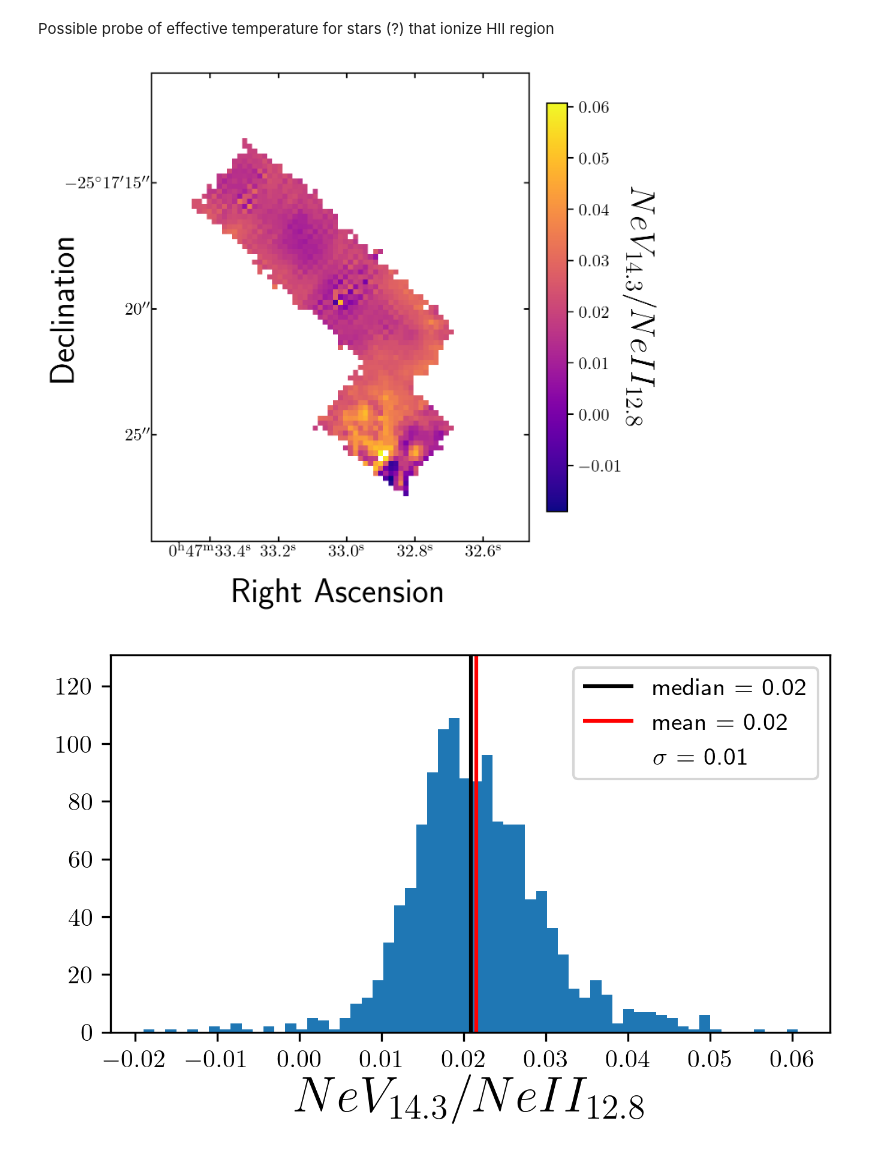
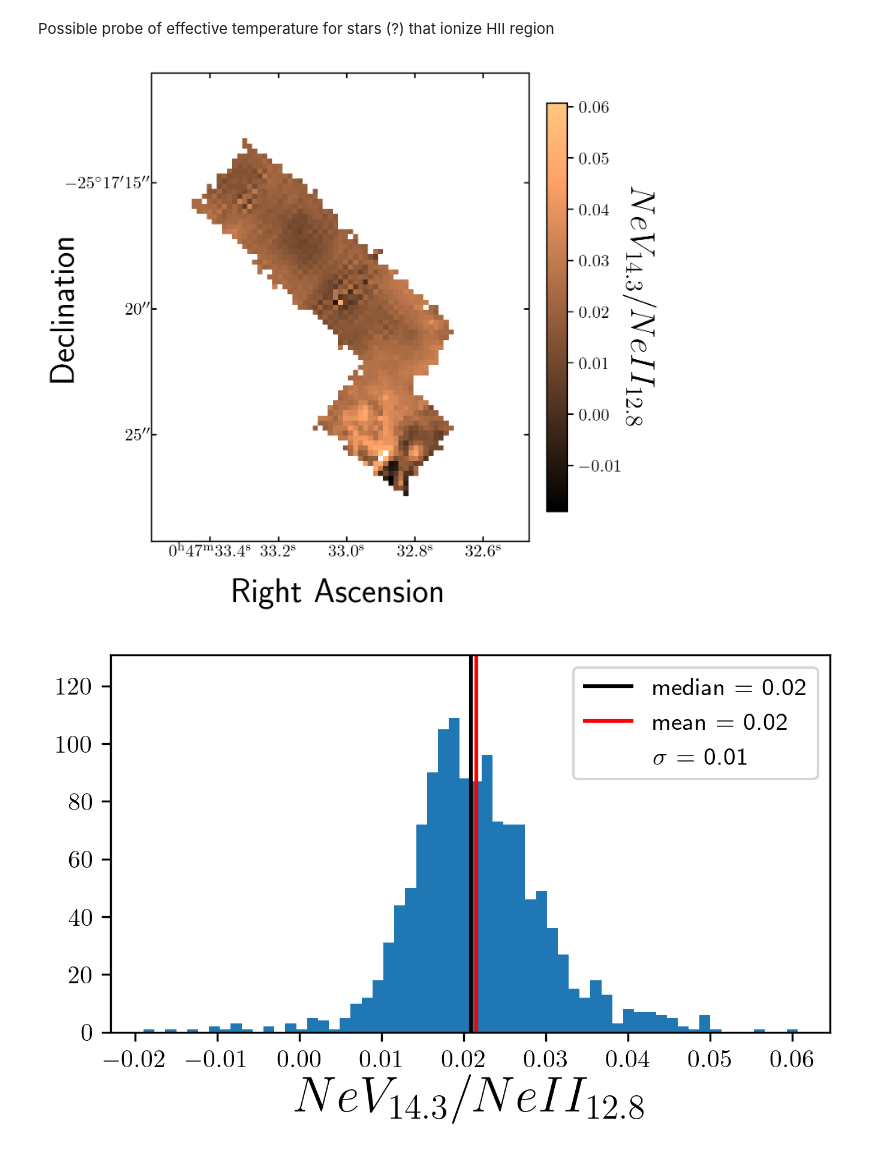
Before and after one commit to eacmills/ASTR-796-2025, a Jupyter notebook: task_6/JWST-NGC253-ASTR796-ratiomaps.ipynb, the cells around one changed output. Drawn from its saved outputs; the diff is of its cells as text; code cells hidden in the pictures.

```diff
--- a/task_6/JWST-NGC253-ASTR796-ratiomaps.ipynb
+++ b/task_6/JWST-NGC253-ASTR796-ratiomaps.ipynb
@@ -15,6 +15,7 @@ import astropy.io.fits as fits
 from astropy.wcs import WCS
 from astropy import units as u
 from astropy.stats import sigma_clip
+from astropy.table import Table
 import matplotlib.pyplot as plt
 
 import regions
@@ -45,6 +46,7 @@ matplotlib.rc('font', **font)
 datadir = "../data/"
 linedir = datadir + "3channel_masked_high_resolution/line_masked/"
 lores_linedire = datadir + "3_line_masked/"
+extdir = datadir + "line_extinction_maps/"
 
 filenames = {
     'arII': 'NGC253_ArII_7.0.line_smooth_regrid_maskch1.fits',
@@ -273,7 +304,7 @@ Possible probe of effective temperature for stars (?) that ionize HII region
 # It would also be good to do this one. Again, might not be able to reuse the old function.
 #calculate_ratio_map(filenames['ne3'], filenames['s3'], lab=r'$NeIII_{15.6}/SIII_{18.7}$', clrmap='plasma')
 # %%
-calculate_ratio_map(filenames['neV'], filenames['neII'], lab=r'$NeV_{14.3}/NeII_{12.8}$', clrmap='plasma')
+calculate_ratio_map(filenames['neV'], filenames['neII'], lab=r'$NeV_{14.3}/NeII_{12.8}$', clrmap='copper')
 # %% [output]
-[figure, old version]
+[figure, new version]
 [figure]
```
Also changed, not shown: parts of 3 cells of this notebook.
